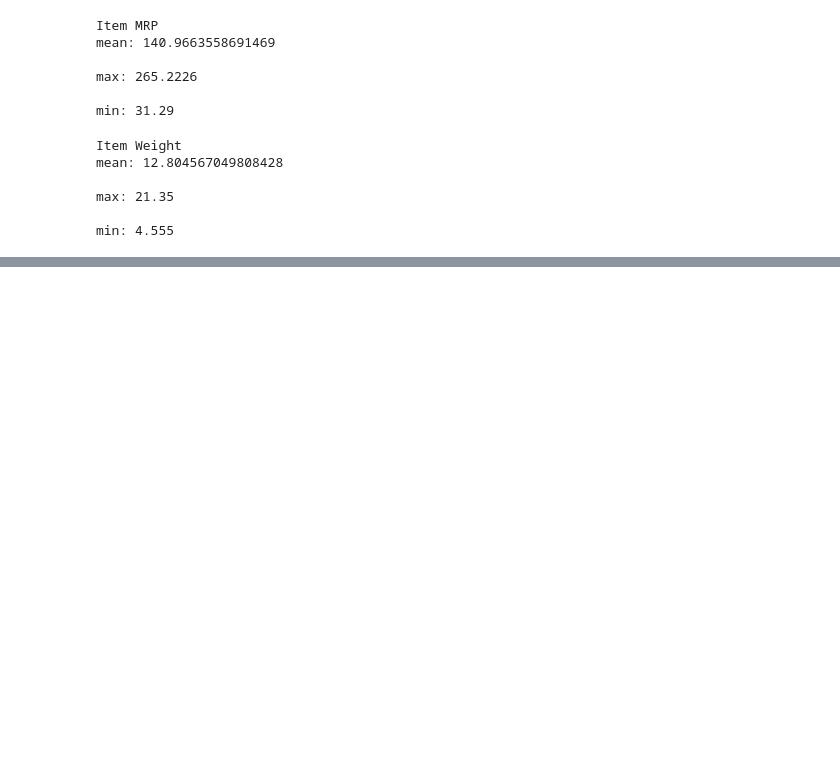
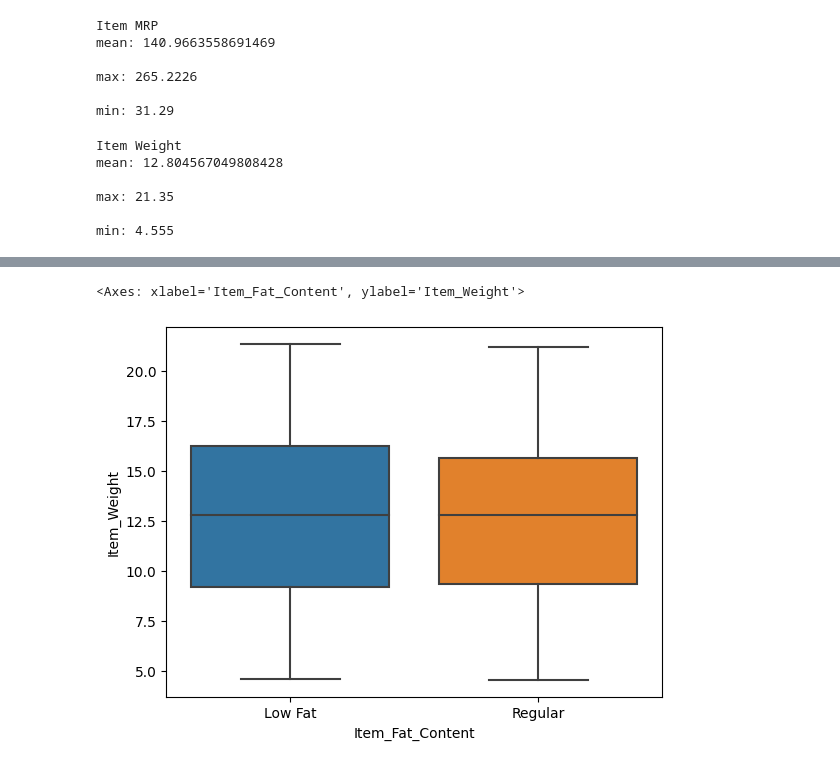
Before and after one commit to RissanX/food-sales-predicitons, a Jupyter notebook: Food_Sales_Predictions.ipynb, the cells around one changed output, grey strips where cells are left out. Cells and saved outputs as stored; diff of their text form; code cells hidden in the pictures; blank space fills up the shorter version.

```diff
--- a/Food_Sales_Predictions.ipynb
+++ b/Food_Sales_Predictions.ipynb
@@ -212,0 +280,5 @@ min: 4.555
+# %%
+sns.boxplot(data=df, x='Item_Fat_Content', y='Item_Weight')
+# %% [output]
+<Axes: xlabel='Item_Fat_Content', ylabel='Item_Weight'>
+[figure, added]
```
Also changed, not shown: parts of 11 cells of this notebook.
